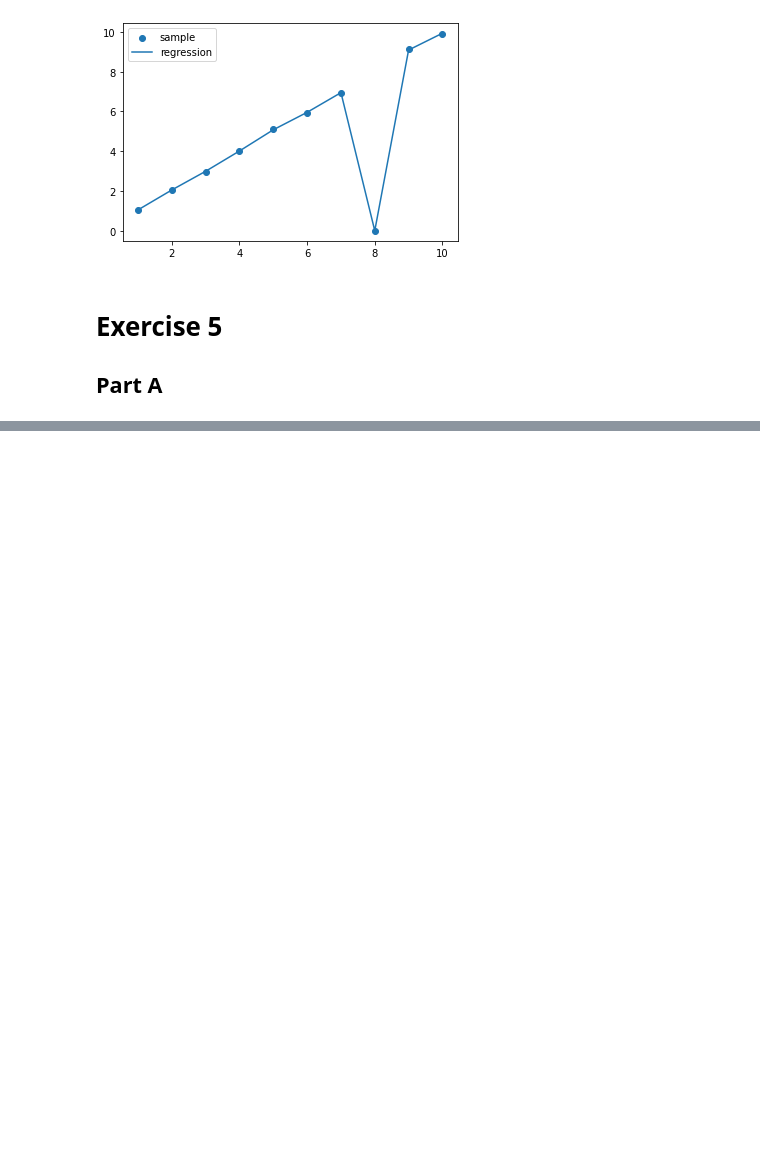
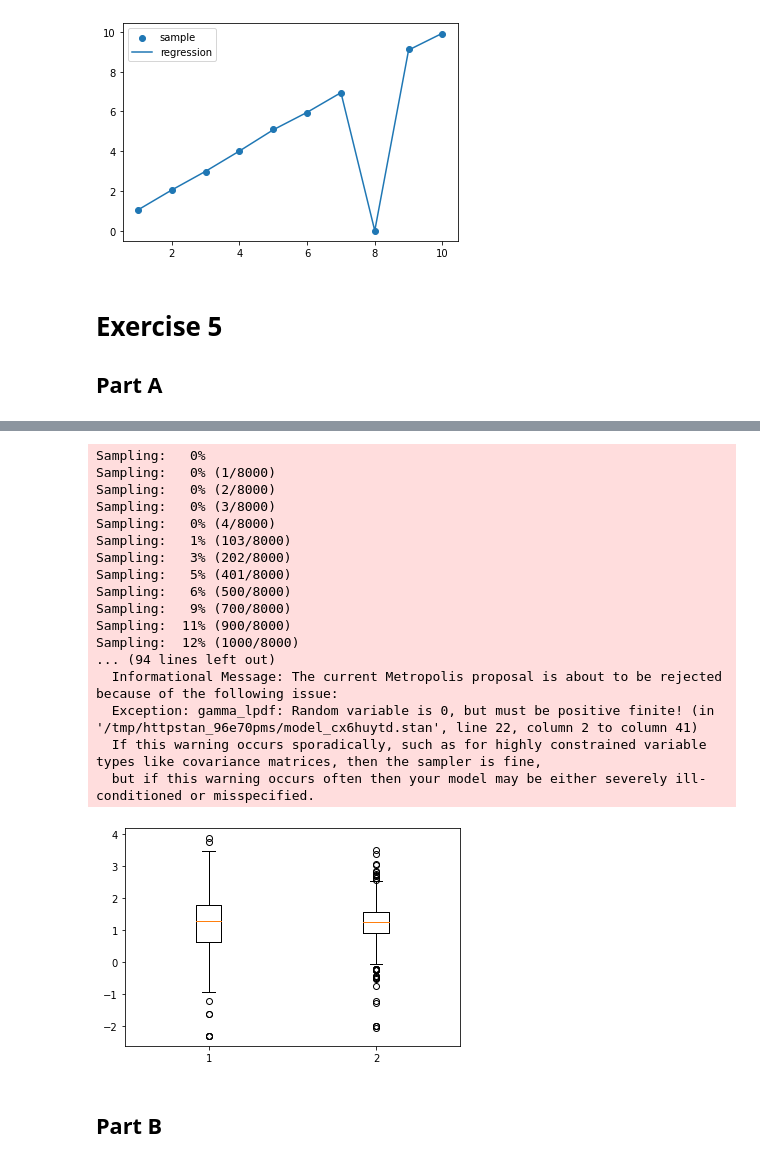
Before and after one commit to vyeoms/assignments, a Jupyter notebook: stats4ds/week5py.ipynb, the cells around one changed output, grey strips where cells are left out. Saved outputs shown, nothing was run; the diff lists cells and outputs as text; code cells hidden in the pictures; blank space fills up the shorter version.

```diff
--- a/stats4ds/week5py.ipynb
+++ b/stats4ds/week5py.ipynb
@@ -495,8 +458,8 @@ epsilon[9]    1639.0   1.00
 ## Part A
 # %%
 radon_data = pd.read_csv( "https://www.cs.helsinki.fi/u/ahonkela/teaching/stats4ds/data/radon.txt", sep="\t" )
-levels = radon_data["log_radon"].to_numpy()
 floors = radon_data["floor"].to_numpy()
+radon_levels = radon_data["log_radon"].to_numpy()
 
 stan_code = """
 data {
@@ -509,32 +472,30 @@ data {
   real<lower=0> sigma_beta;  // sigma prior parameter beta
   real<lower=0> epsilon_dof; // degrees of freedom for student distribution
   real epsilon_mean;         // epsilon prior mean
-  real<lower=0> epsilon_std; // epsilon std
 }
 parameters {
   real beta0;                // Intercept
   real beta1;                // Coefficient for X
-  real epsilon;              // Noise term
   real<lower=0> sigma;       // Standard deviation
+  vector[n] epsilon;
 }
 model {
   beta0 ~ normal(beta_mean, beta_std);    // Prior for beta0
   beta1 ~ normal(beta_mean, beta_std);    // Prior for beta1
   sigma ~ gamma(sigma_alpha, sigma_beta); // Prior for sigma
-  epsilon ~ student_t(epsilon_dof, epsilon_mean, epsilon_std);
+  epsilon ~ student_t(epsilon_dof, epsilon_mean, sigma);
   Y ~ normal(epsilon + beta0 + beta1 * X, sigma);   // Likelihood
 }
 """
 
-stan_data = {'n': levels.size,
+stan_data = {'n': radon_levels.size,
              'X': floors,
-             'Y': levels,
+             'Y': radon_levels,
              'beta_mean': 0,
              'beta_std': 1,
              'sigma_alpha': 0.1,
              'sigma_beta': 1,
              'epsilon_dof': 3,
-             'epsilon_mean': 0,
-             'epsilon_std': 1}
+             'epsilon_mean': 0}
 
-posterior = stan.build(stan_code, data=stan_data, random_seed=0)
+posterior_a = stan.build(stan_code, data=stan_data, random_seed=0)
@@ -540,0 +517,39 @@ posterior = stan.build(stan_code, data=stan_data, random_seed=0)
+# %%
+fit_a = posterior_a.sample(num_chains=4, num_samples=1000)
+
+fit_data_a = az.summary(fit_a)
+
+beta0 = fit_data_a['mean']['beta0']
+beta1 = fit_data_a['mean']['beta1']
+epsilon = fit_data_a['mean'].iloc[3:]
+
+estimation_a = beta1*floors + beta0 + epsilon
+
+data = [radon_levels, estimation_a]
+
+plt.boxplot(data)
+
+plt.show()
+
+# fit_data['mean']
+# %% [output]
+Sampling:   0%
+Sampling:   0% (1/8000)
+Sampling:   0% (2/8000)
+Sampling:   0% (3/8000)
+Sampling:   0% (4/8000)
+Sampling:   1% (103/8000)
+Sampling:   3% (202/8000)
+Sampling:   5% (401/8000)
+Sampling:   6% (500/8000)
+Sampling:   9% (700/8000)
+Sampling:  11% (900/8000)
+Sampling:  12% (1000/8000)
+... (94 lines left out)
+  Informational Message: The current Metropolis proposal is about to be rejected because of the following issue:
+  Exception: gamma_lpdf: Random variable is 0, but must be positive finite! (in '/tmp/httpstan_96e70pms/model_cx6huytd.stan', line 22, column 2 to column 41)
+  If this warning occurs sporadically, such as for highly constrained variable types like covariance matrices, then the sampler is fine,
+  but if this warning occurs often then your model may be either severely ill-conditioned or misspecified.
+[figure, added]
+# %% [markdown]
+## Part B
```
Also changed, not shown: parts of 14 cells of this notebook.
